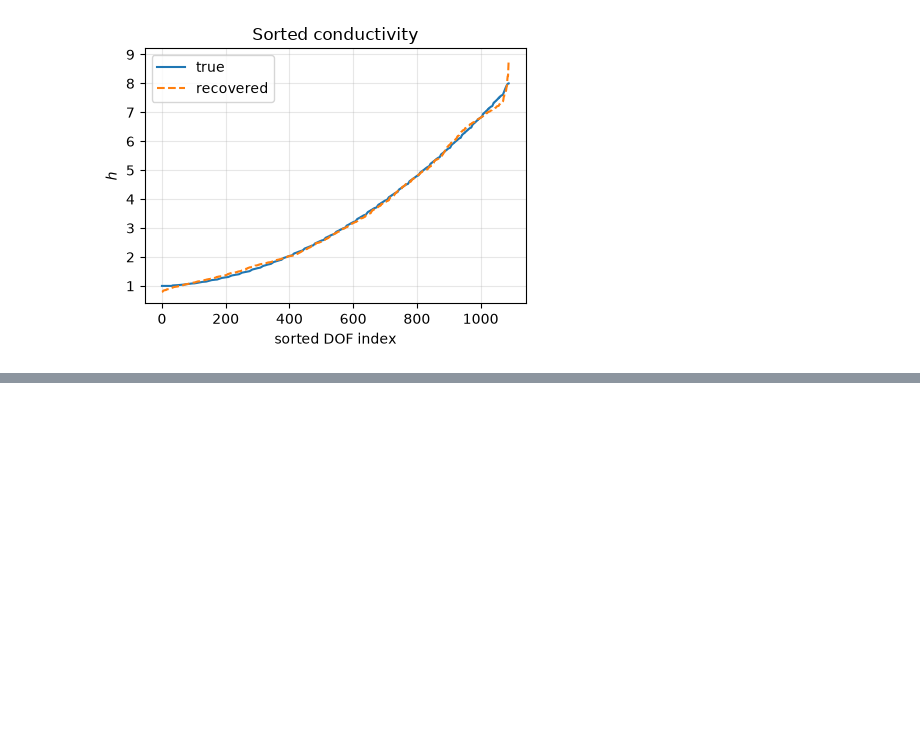
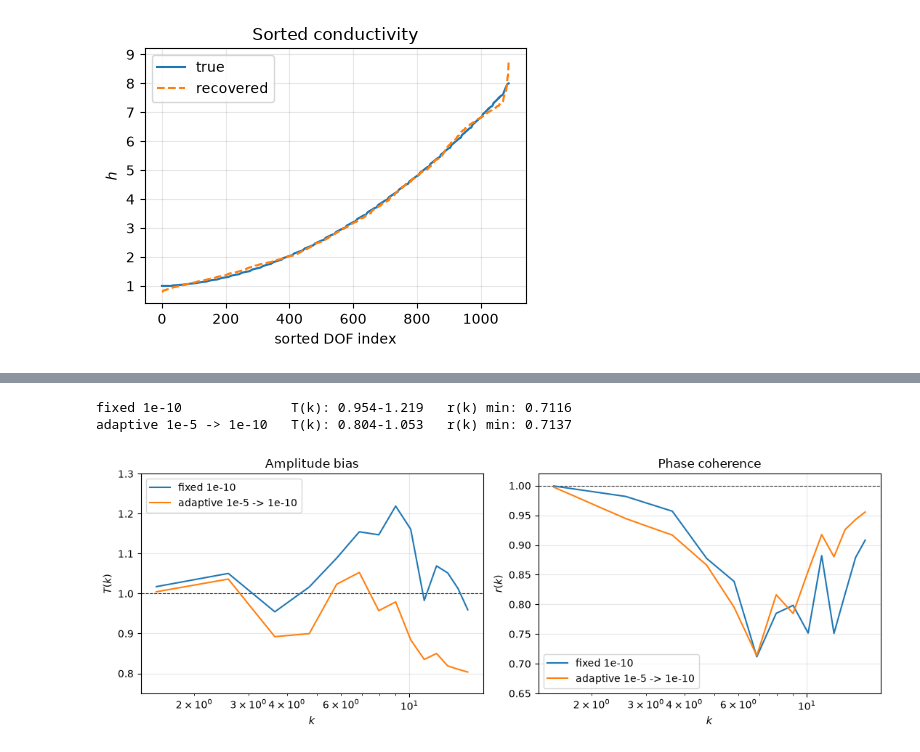
Before and after one commit to MinhMPA/steady-2d-heat-inverse, a Jupyter notebook: notebooks/MultiFidelitySolve.ipynb, the cells around one changed output, grey strips where cells are left out. Drawn from its saved outputs; the diff is of its cells as text; code cells hidden in the pictures; blank space fills up the shorter version.

Commit message:
Add T(k) and r(k) spectral comparison to the MF notebook

```diff
--- a/notebooks/MultiFidelitySolve.ipynb
+++ b/notebooks/MultiFidelitySolve.ipynb
@@ -167,0 +224,30 @@ fig.tight_layout()
+# %%
+truth_grid = to_grid(results[baseline.name].truth)
+k, P_true = power_spectrum(truth_grid)
+
+spectra = {}
+for name, res in results.items():
+    sol_grid = to_grid(res.solution)
+    _, P_sol = power_spectrum(sol_grid)
+    _, P_x = power_spectrum(truth_grid, sol_grid)
+    spectra[name] = (np.sqrt(P_sol / P_true), P_x / np.sqrt(P_true * P_sol))
+
+fig, (ax_T, ax_r) = plt.subplots(1, 2, figsize=(11, 4))
+for name, (Tk, rk) in spectra.items():
+    ax_T.semilogx(k, Tk, label=name)
+    ax_r.semilogx(k, rk, label=name)
+
+ax_T.set(xlabel="$k$", ylabel="$T(k)$", title="Amplitude bias", ylim=(0.75, 1.30))
+ax_r.set(xlabel="$k$", ylabel="$r(k)$", title="Phase coherence", ylim=(0.65, 1.02))
+for ax in (ax_T, ax_r):
+    ax.axhline(1.0, ls="--", c="k", zorder=0, lw=0.8)
+    ax.legend()
+    ax.grid(alpha=0.3)
+fig.tight_layout()
+
+for name, (Tk, rk) in spectra.items():
+    print(f"{name:24s} T(k): {Tk.min():.3f}-{Tk.max():.3f}   r(k) min: {rk.min():.4f}")
+# %% [output]
+fixed 1e-10              T(k): 0.954-1.219   r(k) min: 0.7116
+adaptive 1e-5 -> 1e-10   T(k): 0.804-1.053   r(k) min: 0.7137
+[figure, added]
```
Also changed, not shown: parts of 3 cells of this notebook.
